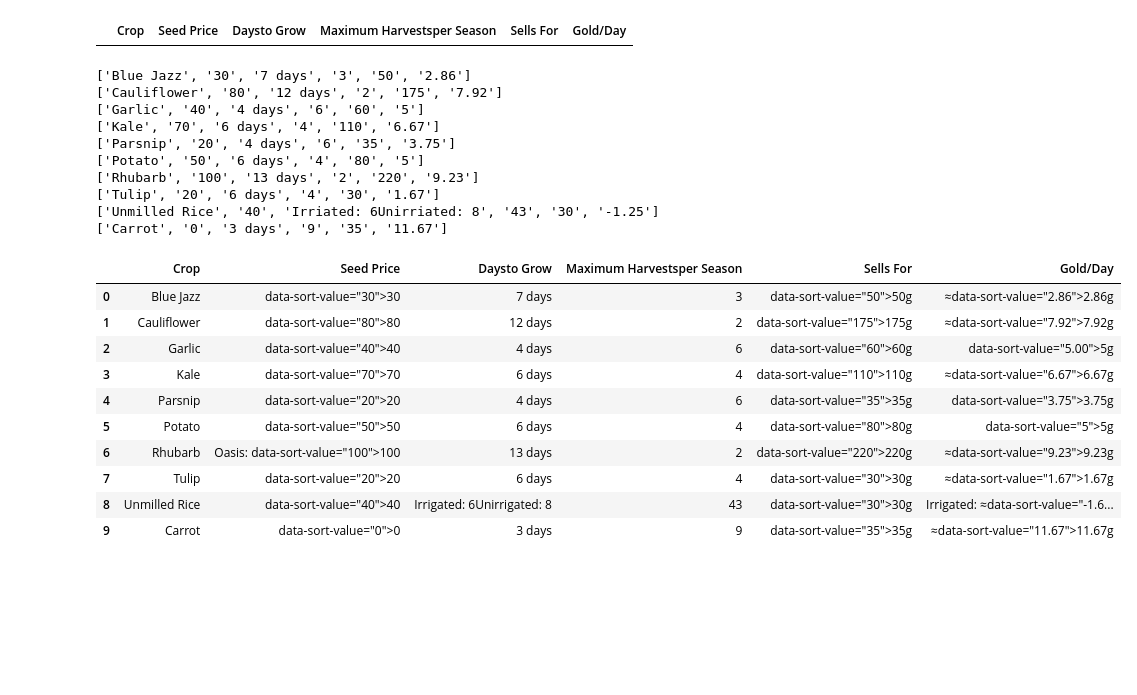
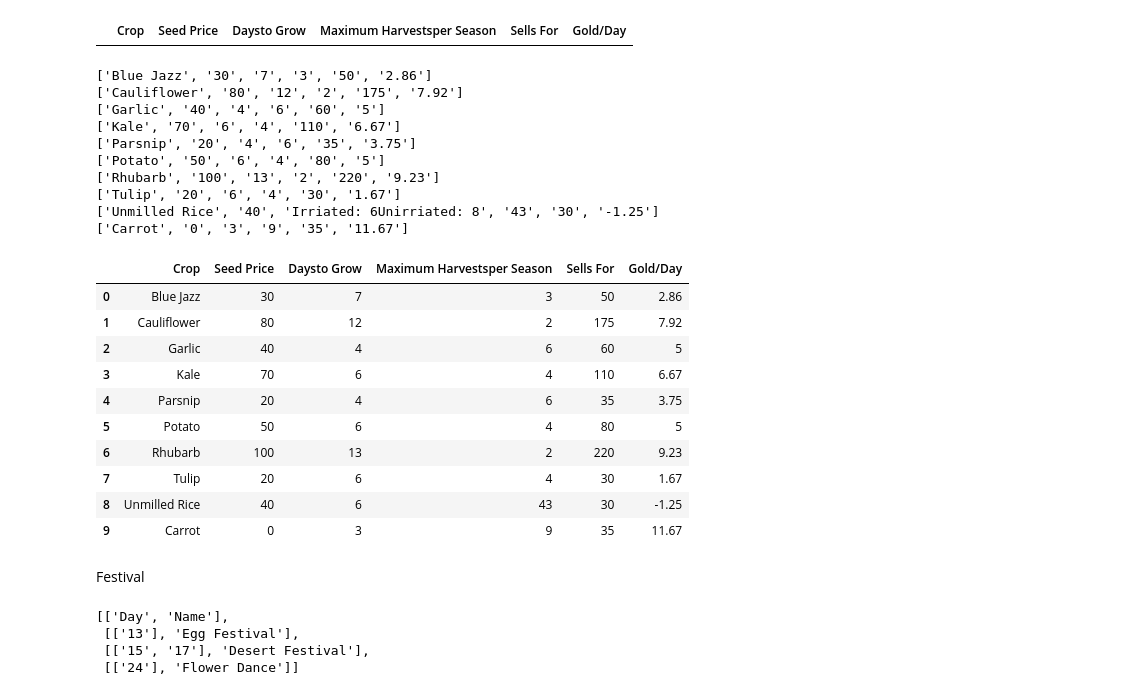
Before and after one commit to VuLeHong/Stardew_valley, a Jupyter notebook: crawl/spring.ipynb, the cells around one changed output. Cells and saved outputs as stored; diff of their text form; code cells hidden in the pictures; blank space fills up the shorter version.

```diff
--- a/crawl/spring.ipynb
+++ b/crawl/spring.ipynb
@@ -46,7 +48,16 @@ print(table_Single_Harvest_titles)
 ['Crop', 'Seed Price', 'Daysto Grow', 'Maximum Harvestsper Season', 'Sells For', 'Gold/Day']
 # %%
 df = pd.DataFrame(columns = table_Single_Harvest_titles)
-
+def clean(row):
+    if not row.isdigit():
+        matches =  re.findall(r'(\w+):\s*(\d+)', row)
+        temp = [{match[0]: int(match[1])} for match in matches]
+        merged_dict = {}
+        for t in temp:
+            merged_dict.update(t)
+        return merged_dict
+    else:
+        return row
 df
 # %% [output]
 |  | Crop | Seed Price | Daysto Grow | Maximum Harvestsper Season | Sells For | Gold/Day |
@@ -58,33 +69,41 @@ for row in column_data[1:]:
     table_Single_Harvest_individual_row = [data.text.strip() for data in row_data]
     i=0
     for data in table_Single_Harvest_individual_row:
-        table_Single_Harvest_individual_row[i] = data.split(">")[-1].replace("g","")
+        table_Single_Harvest_individual_row[i] = data.split(">")[-1].replace("g","").replace(" days","")
         i+=1
     print(table_Single_Harvest_individual_row)
     length = len(df)
     df.loc[length] = table_Single_Harvest_individual_row
 # %% [output]
-['Blue Jazz', '30', '7 days', '3', '50', '2.86']
-['Cauliflower', '80', '12 days', '2', '175', '7.92']
-['Garlic', '40', '4 days', '6', '60', '5']
-['Kale', '70', '6 days', '4', '110', '6.67']
-['Parsnip', '20', '4 days', '6', '35', '3.75']
-['Potato', '50', '6 days', '4', '80', '5']
-['Rhubarb', '100', '13 days', '2', '220', '9.23']
-['Tulip', '20', '6 days', '4', '30', '1.67']
+['Blue Jazz', '30', '7', '3', '50', '2.86']
+['Cauliflower', '80', '12', '2', '175', '7.92']
+['Garlic', '40', '4', '6', '60', '5']
+['Kale', '70', '6', '4', '110', '6.67']
+['Parsnip', '20', '4', '6', '35', '3.75']
+['Potato', '50', '6', '4', '80', '5']
+['Rhubarb', '100', '13', '2', '220', '9.23']
+['Tulip', '20', '6', '4', '30', '1.67']
 ['Unmilled Rice', '40', 'Irriated: 6Unirriated: 8', '43', '30', '-1.25']
-['Carrot', '0', '3 days', '9', '35', '11.67']
+['Carrot', '0', '3', '9', '35', '11.67']
 # %%
+def choose(row):
+    if isinstance(row, dict):
+        return row["Irriated"]
+    else:
+        return row
+df['Daysto Grow'] = df['Daysto Grow'].apply(clean).apply(choose)
 df
 # %% [output]
 |  | Crop | Seed Price | Daysto Grow | Maximum Harvestsper Season | Sells For | Gold/Day |
-| 0 | Blue Jazz | data-sort-value="30">30 | 7 days | 3 | data-sort-value="50">50g | ≈data-sort-value="2.86">2.86g |
-| 1 | Cauliflower | data-sort-value="80">80 | 12 days | 2 | data-sort-value="175">175g | ≈data-sort-value="7.92">7.92g |
-| 2 | Garlic | data-sort-value="40">40 | 4 days | 6 | data-sort-value="60">60g | data-sort-value="5.00">5g |
-| 3 | Kale | data-sort-value="70">70 | 6 days | 4 | data-sort-value="110">110g | ≈data-sort-value="6.67">6.67g |
-| 4 | Parsnip | data-sort-value="20">20 | 4 days | 6 | data-sort-value="35">35g | data-sort-value="3.75">3.75g |
-| 5 | Potato | data-sort-value="50">50 | 6 days | 4 | data-sort-value="80">80g | data-sort-value="5">5g |
-| 6 | Rhubarb | Oasis: data-sort-value="100">100 | 13 days | 2 | data-sort-value="220">220g | ≈data-sort-value="9.23">9.23g |
-| 7 | Tulip | data-sort-value="20">20 | 6 days | 4 | data-sort-value="30">30g | ≈data-sort-value="1.67">1.67g |
-| 8 | Unmilled Rice | data-sort-value="40">40 | Irrigated: 6Unirrigated: 8 | 43 | data-sort-value="30">30g | Irrigated: ≈data-sort-value="-1.6... |
-| 9 | Carrot | data-sort-value="0">0 | 3 days | 9 | data-sort-value="35">35g | ≈data-sort-value="11.67">11.67g |
+| 0 | Blue Jazz | 30 | 7 | 3 | 50 | 2.86 |
+| 1 | Cauliflower | 80 | 12 | 2 | 175 | 7.92 |
+| 2 | Garlic | 40 | 4 | 6 | 60 | 5 |
+| 3 | Kale | 70 | 6 | 4 | 110 | 6.67 |
+| 4 | Parsnip | 20 | 4 | 6 | 35 | 3.75 |
+| 5 | Potato | 50 | 6 | 4 | 80 | 5 |
+| 6 | Rhubarb | 100 | 13 | 2 | 220 | 9.23 |
+| 7 | Tulip | 20 | 6 | 4 | 30 | 1.67 |
+| 8 | Unmilled Rice | 40 | 6 | 43 | 30 | -1.25 |
+| 9 | Carrot | 0 | 3 | 9 | 35 | 11.67 |
+# %% [markdown]
+Festival
@@ -90,0 +114,18 @@ df
+# %%
+# extract tr
+column_data = table_Festival.find_all('tr')
+clean_row = []
+clean_row.append(table_fest_title)
+# process html and append to clean_row
+for row in column_data[1:]:
+    row_data = row.find_all('td')
+    table_festival_row = [data.text.strip() for data in row_data]
+    clean_row.append(table_festival_row)
+for row in clean_row[1:]:
+    # Split day into array
+    row[0] = row[0].split("-")
+# %% [output]
+[['Day', 'Name'],
+ [['13'], 'Egg Festival'],
+ [['15', '17'], 'Desert Festival'],
+ [['24'], 'Flower Dance']]
```
Also changed, not shown: parts of 9 cells of this notebook.
